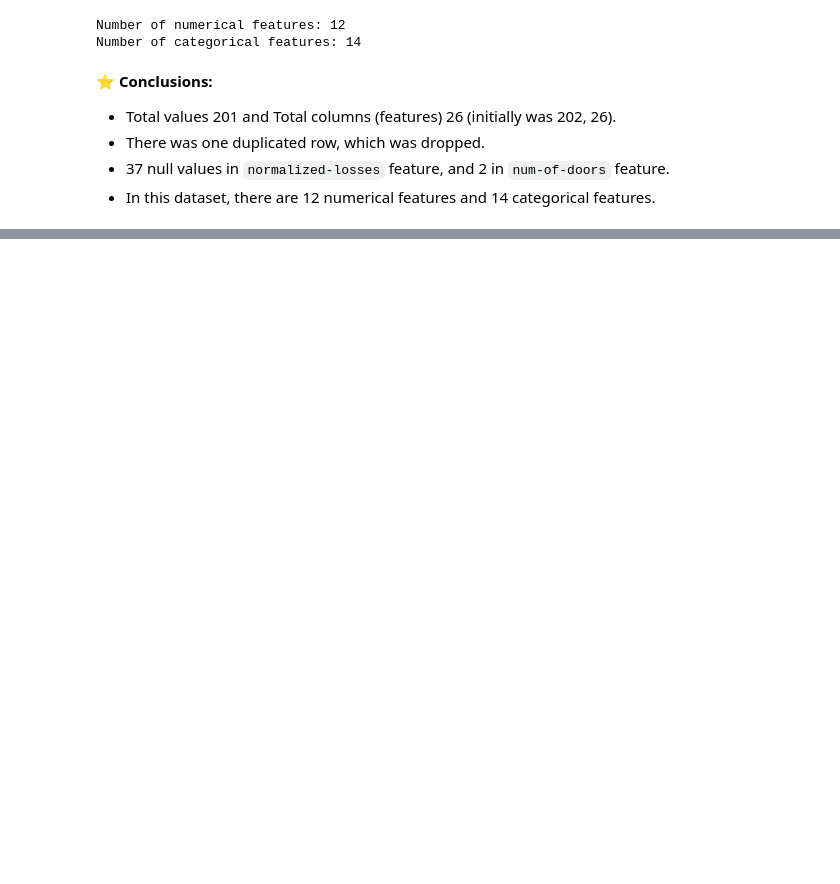
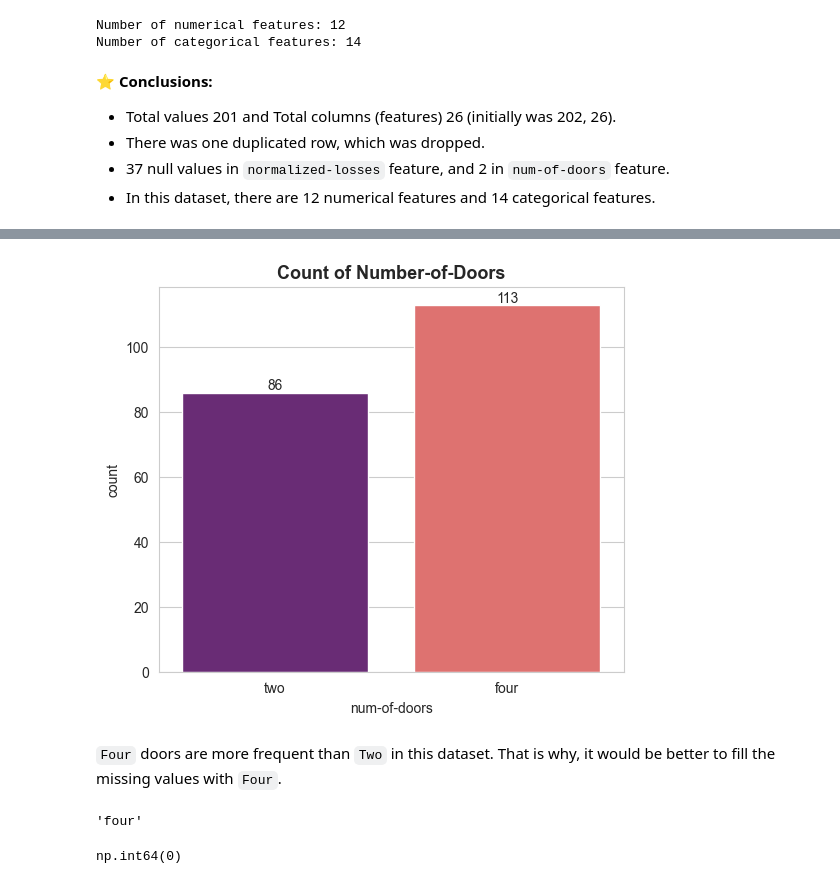
Before and after one commit to mohammadkhorshed/DS-ML-Assignments, a Jupyter notebook: assignment_06.ipynb, the cells around one changed output, grey strips where cells are left out. Cells and saved outputs as stored; diff of their text form; code cells hidden in the pictures; blank space fills up the shorter version.

```diff
--- a/assignment_06.ipynb
+++ b/assignment_06.ipynb
@@ -142,0 +177,3 @@ Number of categorical features: 14
+# %%
+# Filling the missing values
+df['normalized-losses'].fillna(median, inplace=True)
@@ -142,0 +194,18 @@ Number of categorical features: 14
+# %%
+plt.figure(figsize=(6,5))
+ax = sns.countplot(data=df, x='num-of-doors', palette='magma')
+
+for container in ax.containers:
+    ax.bar_label(container, fontsize=10)
+
+plt.title('Count of Number-of-Doors', fontsize=13, fontweight='bold')
+plt.show()
+# %% [output]
+[figure, added]
+# %% [markdown]
+`Four` doors are more frequent than `Two` in this dataset. That is why, it would be better to fill the missing values with `Four`.
+# %%
+most_freq = df['num-of-doors'].mode()[0]
+most_freq
+# %% [output]
+'four'
@@ -142,0 +215,4 @@ Number of categorical features: 14
+# %%
+df['num-of-doors'].isna().sum()
+# %% [output]
+np.int64(0)
```
Also changed, not shown: parts of 12 cells of this notebook.
